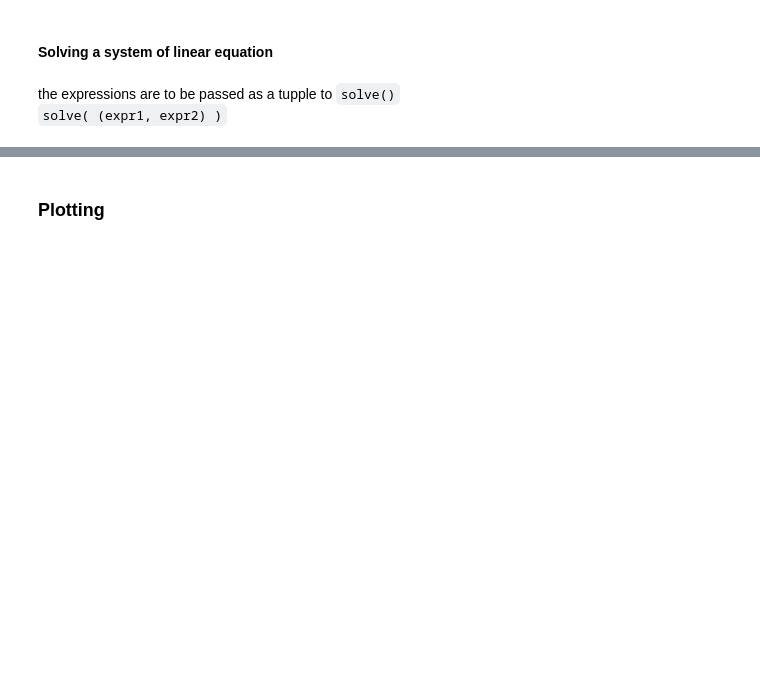
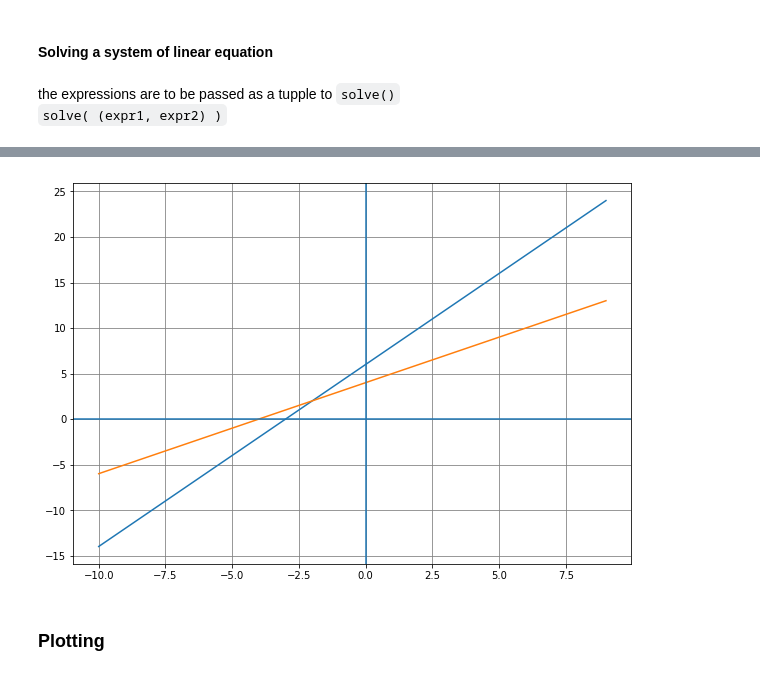
Before and after one commit to chezydan/pytopics, a Jupyter notebook: Math Saha.ipynb, the cells around one changed output, grey strips where cells are left out. Cells and saved outputs as stored; diff of their text form; code cells hidden in the pictures; blank space fills up the shorter version.

```diff
--- a/Math Saha.ipynb
+++ b/Math Saha.ipynb
@@ -790,0 +798,10 @@ print(solve((expr1, expr2)))
+# %%
+def aa(f,X=range(-10,10)):
+
+    return [ f(x) for x in X ]
+X=range(-10,10)
+e1= lambda x: ((2* x +6)/1)
+e2= lambda x:  (  (1*x + 4)/1)
+a=aa(e1)
+b=aa(e2)
+a
@@ -791,3 +829,15 @@ print(solve((expr1, expr2)))
+# %%
+from matplotlib import pyplot as plt
+plt.figure(figsize=(10,7))
+plt.plot(X,a)
+plt.plot(X,b)
+plt.axhline()
+plt.axvline()
+plt.grid(color='gray')
+
+plt.show()
+# %% [output]
+[figure, added]
 # %% [markdown]
 <h3>Plotting</h3>
 # %%
```
Also changed, not shown: parts of 51 cells of this notebook, 16 other files.
